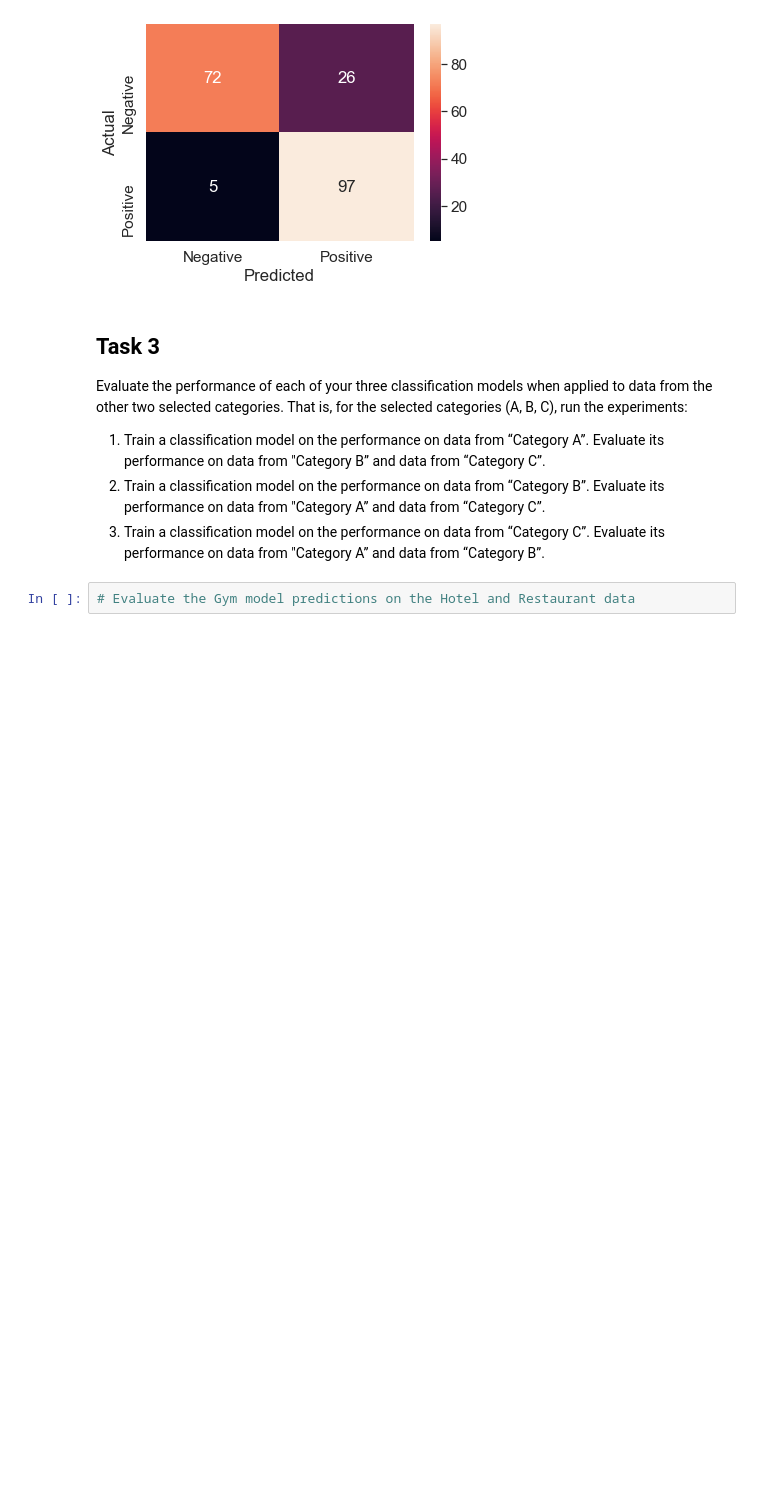
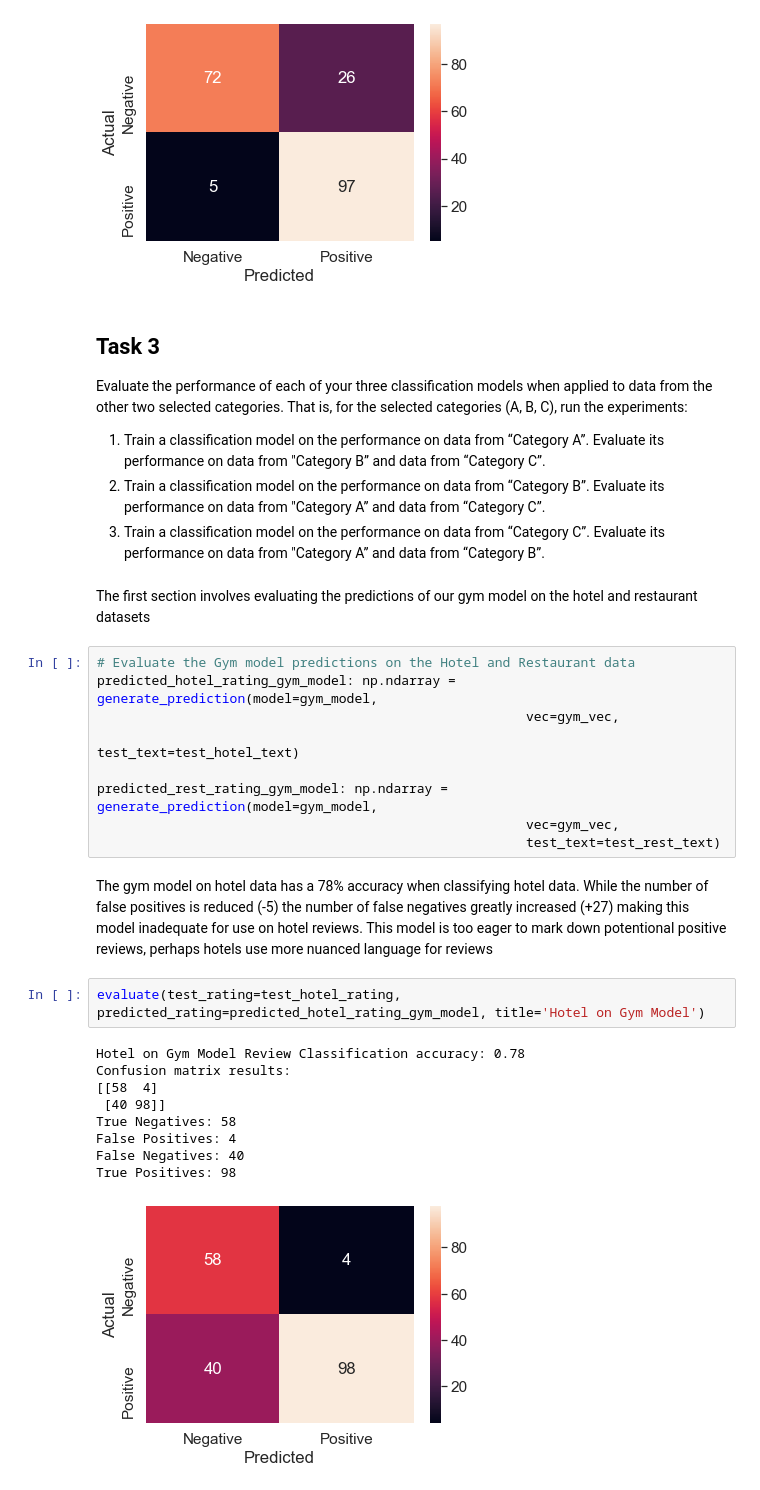
Before and after one commit to RyanJennings1/COMP41680, a Jupyter notebook: COMP41680 Project 2 - 19205824.ipynb, the cells around one changed output. Drawn from its saved outputs; the diff is of its cells as text; blank space fills up the shorter version.

```diff
--- a/COMP41680 Project 2 - 19205824.ipynb
+++ b/COMP41680 Project 2 - 19205824.ipynb
@@ -320,5 +355,28 @@ Evaluate the performance of each of your three classification models when applie
 1. Train a classification model on the performance on data from “Category A”. Evaluate its performance on data from "Category B” and data from “Category C”.
 2. Train a classification model on the performance on data from “Category B”. Evaluate its performance on data from "Category A” and data from “Category C”.
 3. Train a classification model on the performance on data from “Category C”. Evaluate its performance on data from "Category A” and data from “Category B”.
+# %% [markdown]
+The first section involves evaluating the predictions of our gym model on the hotel and restaurant datasets
 # %%
 # Evaluate the Gym model predictions on the Hotel and Restaurant data
+predicted_hotel_rating_gym_model: np.ndarray = generate_prediction(model=gym_model,
+                                                       vec=gym_vec,
+                                                       test_text=test_hotel_text)
+
+predicted_rest_rating_gym_model: np.ndarray = generate_prediction(model=gym_model,
+                                                       vec=gym_vec,
+                                                       test_text=test_rest_text)
+# %% [markdown]
+The gym model on hotel data has a 78% accuracy when classifying hotel data. While the number of false positives is reduced (-5) the number of false negatives greatly increased (+27) making this model inadequate for use on hotel reviews. This model is too eager to mark down potentional positive reviews, perhaps hotels use more nuanced language for reviews
+# %%
+evaluate(test_rating=test_hotel_rating, predicted_rating=predicted_hotel_rating_gym_model, title='Hotel on Gym Model')
+# %% [output]
+Hotel on Gym Model Review Classification accuracy: 0.78
+Confusion matrix results:
+[[58  4]
+ [40 98]]
+True Negatives: 58
+False Positives: 4
+False Negatives: 40
+True Positives: 98
+[figure, added]
```
Also changed, not shown: parts of 24 cells of this notebook.
